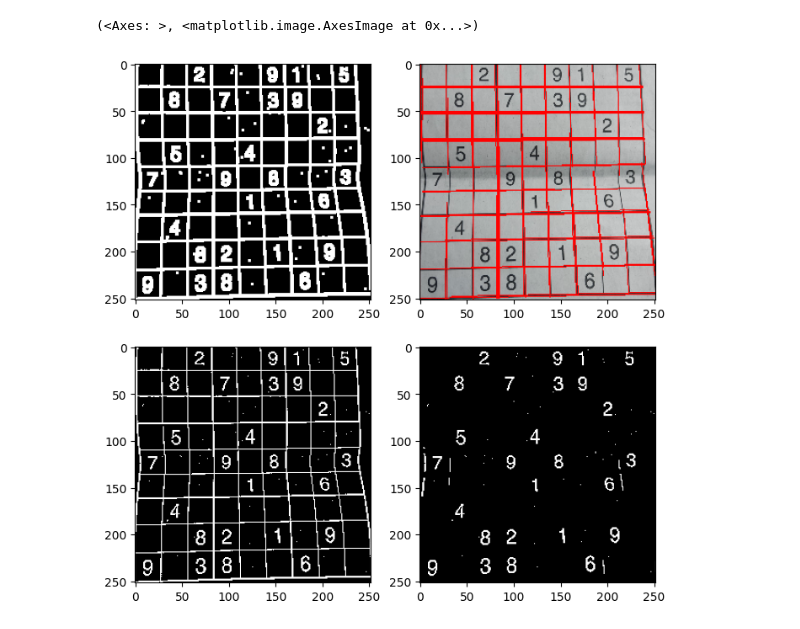
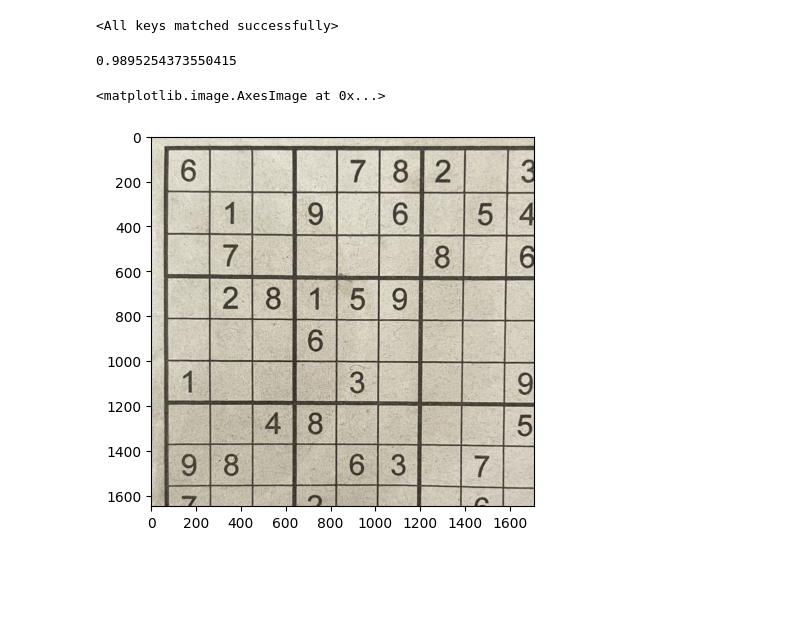
Before and after one commit to andraspalasti/sudoku-solver, a Jupyter notebook: notebooks/img_proc_workflow.ipynb, the cells around one changed output. Saved outputs shown, nothing was run; the diff lists cells and outputs as text; code cells hidden in the pictures; blank space fills up the shorter version.

```diff
--- a/notebooks/img_proc_workflow.ipynb
+++ b/notebooks/img_proc_workflow.ipynb
@@ -40,25 +12,45 @@ plt.subplot(1, 2, 2), plt.imshow(thresh, 'gray')
-# %%
-# Remove lines from image
-detected_lines = cropped.copy()
-removed = thresh.copy()
-
-# Dilate image so the lines have more thickness hence easier to detect
-dilated = cv2.dilate(thresh, np.ones((3, 3)))
-lines = cv2.HoughLinesP(dilated, 1, np.pi / 180.0, 80, minLineLength=70, maxLineGap=4)
-for line in lines:
-    x1, y1, x2, y2 = line[0]
-
-    # Draw line with red on original so we can see detected ones
-    cv2.line(detected_lines, (x1, y1), (x2, y2), (255, 0, 0))
-
-    # Hide line
-    cv2.line(removed, (x1, y1), (x2, y2), 0, thickness=3)
-
-plt.figure(figsize=(8, 8))
-plt.subplot(2, 2, 1), plt.imshow(dilated, 'gray')
-plt.subplot(2, 2, 2), plt.imshow(detected_lines)
-plt.subplot(2, 2, 3), plt.imshow(thresh, 'gray')
-plt.subplot(2, 2, 4), plt.imshow(removed, 'gray')
-# %% [output]
-(<Axes: >, <matplotlib.image.AxesImage at 0x...>)
-[figure, removed]
+# %%
+# Read image
+DATA_DIR = Path('..', 'data')
+img = cv2.imread(str(DATA_DIR / 'IMG_0097.jpg'))
+# %%
+# Load in localizer and digit classifier with weights
+MODELS_DIR = Path('..', 'models')
+
+localizer = Localizer()
+digit_class = DigitClassifier()
+
+checkpoint = torch.load(str(MODELS_DIR / 'localizer_best.pth.tar'), map_location='cpu')
+localizer.load_state_dict(checkpoint['state_dict'])
+
+checkpoint = torch.load(str(MODELS_DIR / 'digitclassifier_best.pth.tar'), map_location='cpu')
+digit_class.load_state_dict(checkpoint['state_dict'])
+# %% [output]
+<All keys matched successfully>
+# %%
+# Turn model into eval mode and infer sudoku location
+localizer.eval()
+
+def infer(img: cv2.Mat):
+    gray = cv2.cvtColor(img, cv2.COLOR_BGR2GRAY)
+    resized = cv2.resize(gray, (224, 224))
+    scale = [gray.shape[1] / resized.shape[1], gray.shape[0] / resized.shape[0]]
+
+    input = torch.tensor(resized).reshape((1, 1, 224, 224)) / 255
+    probs, locations = localizer(input)
+
+    prob = probs.unsqueeze(0).item()
+    location = (locations.reshape(-1, 2) * torch.tensor(scale)).reshape(-1).tolist()
+    return prob, location
+
+sudoku = img.copy()
+prob, location = infer(sudoku)
+x1, y1, x2, y2 = map(int, location)
+sudoku = sudoku[y1:y2, x1:x2]
+
+print(prob)
+plt.imshow(cv2.cvtColor(sudoku, cv2.COLOR_BGR2RGB))
+# %% [output]
+0.9895254373550415
+<matplotlib.image.AxesImage at 0x...>
+[figure, added]
```
Also changed, not shown: parts of 9 cells of this notebook, 2 other files.
